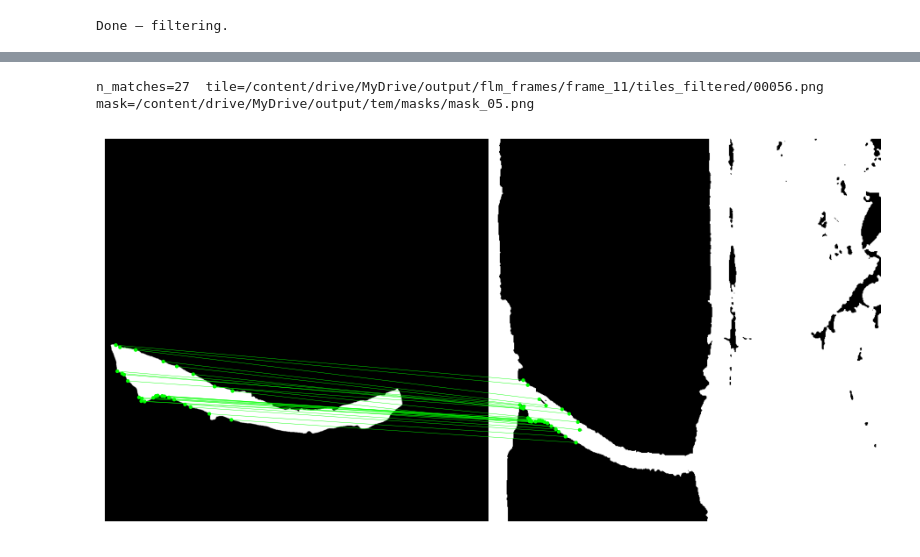
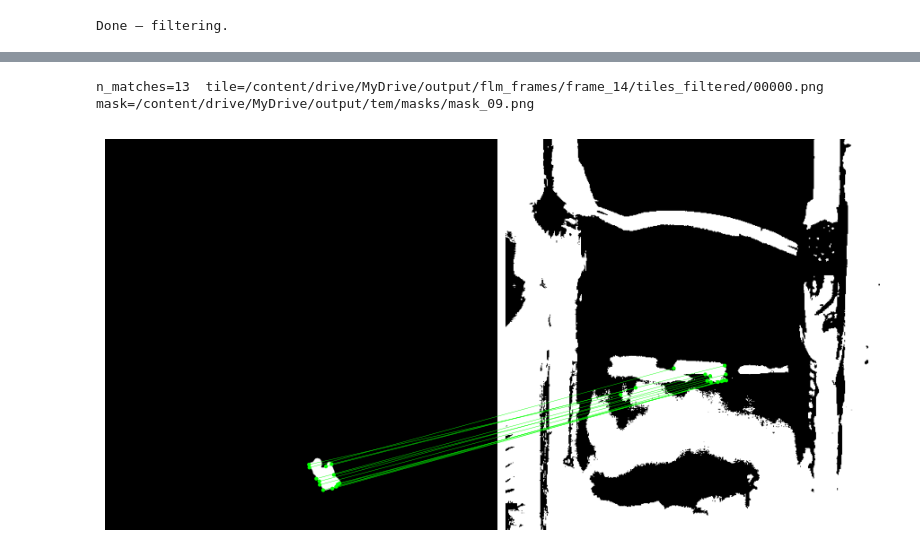
Before and after one commit to Sarztak/flm-tem-correlation, a Jupyter notebook: full_pipeline_reduced.ipynb, the cells around one changed output, grey strips where cells are left out. Drawn from its saved outputs; the diff is of its cells as text; code cells hidden in the pictures.

```diff
--- a/full_pipeline_reduced.ipynb
+++ b/full_pipeline_reduced.ipynb
@@ -413,36 +417,36 @@ Rank 10: n_matches=33  tem_mask=9  tile=(539, 616)  tile_path=/content/drive/MyD
 # %%
 from lightglue import viz2d
 import matplotlib.pyplot as plt
 
 match_dir = MATCHES_DIR / f"frame_{str(best_frame).zfill(2)}"
 
 with open(match_dir / "match_meta.json") as f:
     stored_meta = json.load(f)
 
-target_tile = "00056.png"
-target_mask = "mask_05.png"
+target_tile = "00000.png"
+target_mask = "mask_09.png"
 meta = next(
     entry for entry in stored_meta
     if Path(entry["tile_img_path"]).name == target_tile
     and Path(entry["mask_img_path"]).name == target_mask
 )
 
 npz  = np.load(str(match_dir / meta["npz_file"]))
 
 tile_img = cv2.imread(meta["tile_img_path"], cv2.IMREAD_GRAYSCALE)
 tem_mask = cv2.imread(meta["mask_img_path"], cv2.IMREAD_GRAYSCALE)
 
 m_kpts_tem  = torch.from_numpy(npz["m_kpts_tem"])
 m_kpts_tile = torch.from_numpy(npz["m_kpts_tile"])
 
 print(f"n_matches={meta['n_matches']}  tile={meta['tile_img_path']}  mask={meta['mask_img_path']}")
 
 axes = viz2d.plot_images([tem_mask, tile_img])
 viz2d.plot_matches(m_kpts_tem, m_kpts_tile, color="lime", lw=0.3)
 plt.show()
 # %% [output]
-n_matches=27  tile=/content/drive/MyDrive/output/flm_frames/frame_11/tiles_filtered/00056.png  mask=/content/drive/MyDrive/output/tem/masks/mask_05.png
+n_matches=13  tile=/content/drive/MyDrive/output/flm_frames/frame_14/tiles_filtered/00000.png  mask=/content/drive/MyDrive/output/tem/masks/mask_09.png
-[figure, old version]
+[figure, new version]
 # %%
 from alignment_helpers import backproject_to_full_flm, matrix_scale
 
```
Also changed, not shown: parts of 11 cells of this notebook.
